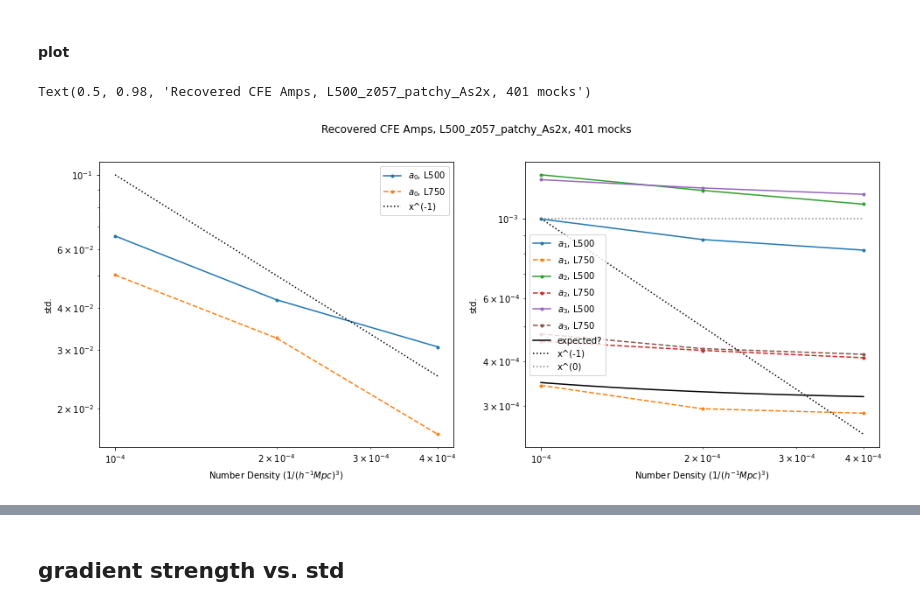
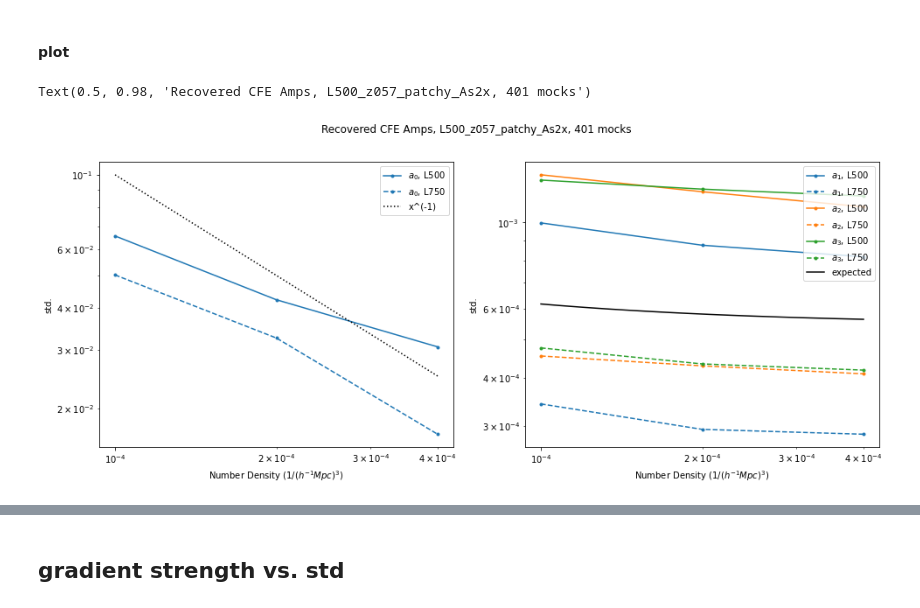
Before and after one commit to abbyw24/CFE_gradients, a Jupyter notebook: notebooks/new_precision_check.ipynb, the cells around one changed output, grey strips where cells are left out. Drawn from its saved outputs; the diff is of its cells as text; code cells hidden in the pictures.

```diff
--- a/notebooks/new_precision_check.ipynb
+++ b/notebooks/new_precision_check.ipynb
@@ -42,6 +74,6 @@ def load_PkG(cat_tag):
 # %%
-k, Pk = load_Pk('L750_n2e-4_z057_patchy_As2x').T
-kG, PkG = load_PkG('L750_n2e-4_z057_patchy_As2x').T
+k, Pk = load_Pk('L750_n2e-4_z057_patchy_As2x')
+kG, PkG = load_PkG('L750_n2e-4_z057_patchy_As2x')
 # %%
 # let's naively take the value of xi at r=40
 r_rep = 40
@@ -192,7 +239,7 @@ for i in range(len(Ls)):
     fig, ax = plt.subplots()
     plt.hist(grads_rec_n1[i] - grads_exp[i], bins=20, alpha=alpha, histtype='stepfilled', label=dims)
 
-    plt.title(f'Recovered Gradients, n1e-4, L{Ls[i]}: m={m}')
+    plt.title(f'Recovered CFE Gradients, n1e-4, L{Ls[i]}: m={m}')
     plt.xlabel('Recovered Grad. - Expected Grad.')
     plt.ylabel('# mocks')
     plt.legend()
@@ -246,0 +296,21 @@ stds_L750_n1e4, stds_L750_n2e4, stds_L750_n4e4
+# %%
+ns_big = np.logspace(np.log10(1e-7), np.log10(1e-2), 100)
+scalings_n_big = std_grad(750**3, ns_big, P_rep)
+scalings_n_500 = std_grad(500**3, ns_big, P_rep)
+
+ns_full = np.array([1e-6, 1e-5, 1e-4, 2e-4, 4e-4])
+
+fig, ax = plt.subplots()
+
+plt.plot(ns_big, scalings_n_big, label='L750')
+plt.plot(ns_big, scalings_n_500, label='L500')
+
+for i in ns_full:
+    ax.axvline(i, color='grey', ls='dotted', lw=1)
+
+ax.set_xscale('log')
+ax.set_yscale('log')
+ax.set_xlabel('n')
+ax.set_ylabel('$\sigma$')
+ax.set_title('Expected scalings with number density')
+plt.legend()
@@ -247,36 +320,35 @@ stds_L750_n1e4, stds_L750_n2e4, stds_L750_n4e4
 # %%
 ns_cont = np.logspace(np.log10(min(ns)), np.log10(max(ns)), 100)
-scalings_n = std_grad(750, ns_cont, P_rep)
+scalings_n = std_grad(500**3, ns_cont, P_rep)
 # %% [markdown]
 #### plot
 # %%
 fig, axs = plt.subplots(1, 2, figsize=(16,6))
 
 comps = ['$a_0$', '$a_1$', '$a_2$', '$a_3$']
+Cs=['C0', 'C1', 'C2']
 
-axs[0].plot(ns, stds_L500[:,0], marker='.', label=f'{comps[0]}, L500')
-axs[0].plot(ns, stds_L750[:,0], marker='.', ls='dashed', label=f'{comps[0]}, L750')
+axs[0].plot(ns, stds_L500[:,0], marker='.', color=Cs[0], label=f'{comps[0]}, L500')
+axs[0].plot(ns, stds_L750[:,0], marker='.', color=Cs[0], ls='dashed', label=f'{comps[0]}, L750')
 
 for i in range(1,4):
-    axs[1].plot(ns, stds_L500[:,i], marker='.', label=f'{comps[i]}, L500')
-    axs[1].plot(ns[:3], stds_L750[:,i], marker='.', ls='dashed', label=f'{comps[i]}, L750')
+    axs[1].plot(ns, stds_L500[:,i], marker='.', color=Cs[i-1], label=f'{comps[i]}, L500')
+    axs[1].plot(ns[:3], stds_L750[:,i], marker='.', color=Cs[i-1], ls='dashed', label=f'{comps[i]}, L750')
 
 # scalings
 x = np.linspace(min(ns), max(ns), 2)
-axs[1].plot(ns_cont, (10**-6)*scalings_n, color='k', label='expected?')
-axs[1].plot(x, (10**(-7)*x**(-1)), color='k', ls='dotted', label=f'x^(-1)')
-# axs[1].plot(x, (10**(-5)*x**(-.5)), color='k', ls='dotted', label=f'x^(-.5)')
-axs[1].plot(x, (10**(-3)*x**(0)), color='gray', ls='dotted', label=f'x^(0)')
+axs[1].plot(ns_cont, 10**-1.4*scalings_n, color='k', label='expected')
+# axs[1].plot(x, (10**(-3)*x**(0)), color='k', ls='dotted', label=f'x^(0)')
 axs[0].plot(x, (10**(-5))*x**(-1), color='k', ls='dotted', label=f'x^(-1)')
 
 for ax in axs:
     # ax.set_ylim(-0.001,0.02)
     ax.set_xscale('log')
     ax.set_yscale('log')
     ax.set_xlabel('Number Density ($1/(h^{-1}Mpc)^3$)')
     ax.set_ylabel('std.')
     ax.legend()
 fig.suptitle('Recovered CFE Amps, L500_z057_patchy_As2x, 401 mocks')
 # %% [output]
 Text(0.5, 0.98, 'Recovered CFE Amps, L500_z057_patchy_As2x, 401 mocks')
-[figure, old version]
+[figure, new version]
```
Also changed, not shown: parts of 72 cells of this notebook, 3 other files.
